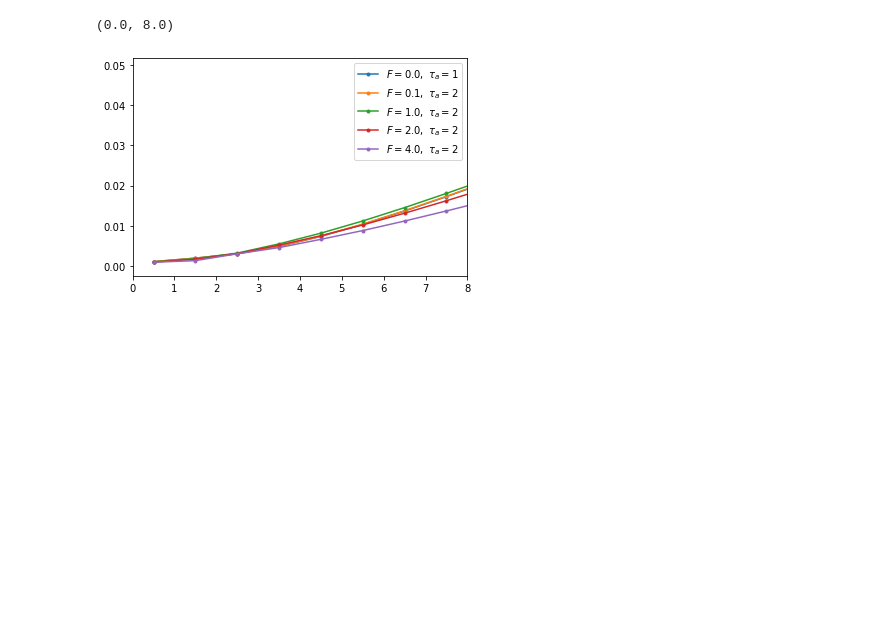
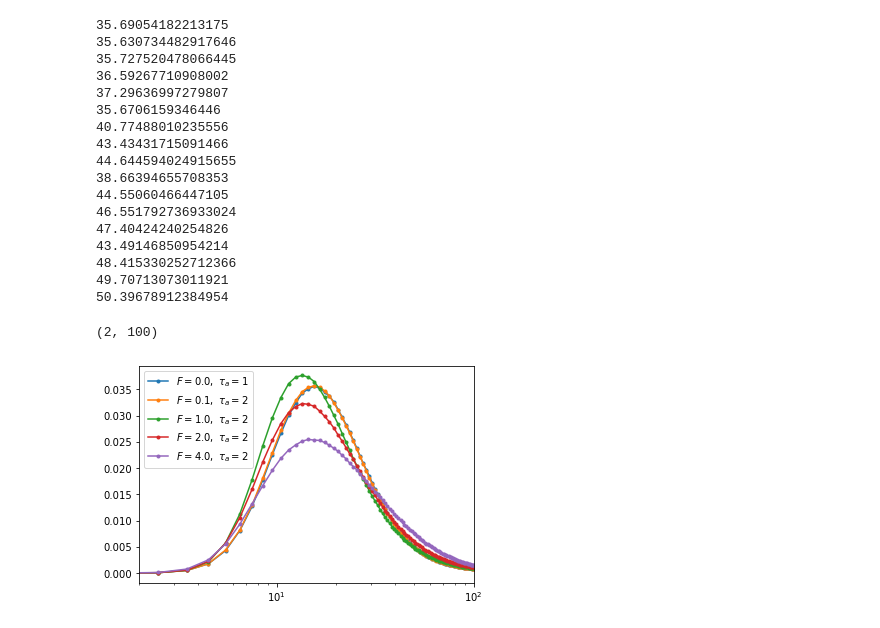
Before and after one commit to s-brahmachari/Active-noise-simulations, a Jupyter notebook: analysis_codes/plot_IPD.ipynb, the cells around one changed output. Cells and saved outputs as stored; diff of their text form; code cells hidden in the pictures; blank space fills up the shorter version.

```diff
--- a/analysis_codes/plot_IPD.ipynb
+++ b/analysis_codes/plot_IPD.ipynb
@@ -5,25 +7,53 @@ import os
 # %%
 fig,ax=plt.subplots(1,1,figsize=(6,4))
-fpath='../../data/SAC/IPD/'
+fpath='../../data/SAC/VCV/'
 ind=3
+
+vcv=[]
+Fs=[]
+Tas=[]
 for fname in os.listdir(fpath):
-    if 'IPD' in fname and '.npz' in fname:
+    if 'VCV' in fname and '.npz' in fname:
         T= float(fname.split('_')[ind].replace('T',''))
         F=float(fname.split('_')[ind+1].replace('F',''))
         Ta=float(fname.split('_')[ind+2].replace('Ta',''))
         kb=float(fname.split('_')[ind+7].replace('kb',''))
         Esoft=float(fname.split('_')[ind+3].replace('Esoft',''))
         R0=float(fname.split('_')[ind+4].replace('R0',''))
         dt=float(fname.split('_')[ind+8].replace('dt',''))
         # print(T,F,Ta,Esoft,R0)
 
         npzfile=np.load(fpath+fname)
+        Fs.append(F)
+        Tas.append(Ta)
+
+        vcv_avg=simps(npzfile['hist']*npzfile['bins'], npzfile['bins'])
+        print(vcv_avg)
+        vcv.append(vcv_avg)
 
         if F==0.0 or Ta==2:
             ax.plot(npzfile['bins'], npzfile['hist'],'.-', label='$F={:.1f},\ \\tau_a={:.0f}$'.format(F,Ta))
 
 ax.legend()
-ax.set_xlim(0,8)
+ax.semilogx()
+ax.set_xlim(2,100)
 # %% [output]
-(0.0, 8.0)
+35.69054182213175
+35.630734482917646
+35.727520478066445
+36.59267710908002
+37.29636997279807
+35.6706159346446
+40.77488010235556
+43.43431715091466
+44.644594024915655
+38.66394655708353
+44.55060466447105
+46.551792736933024
+47.40424240254826
+43.49146850954214
+48.415330252712366
+49.70713073011921
+50.39678912384954
+(2, 100)
-[figure, old version]
+[figure, new version]
```
Also changed, not shown: parts of 2 cells of this notebook, 6 other files.
